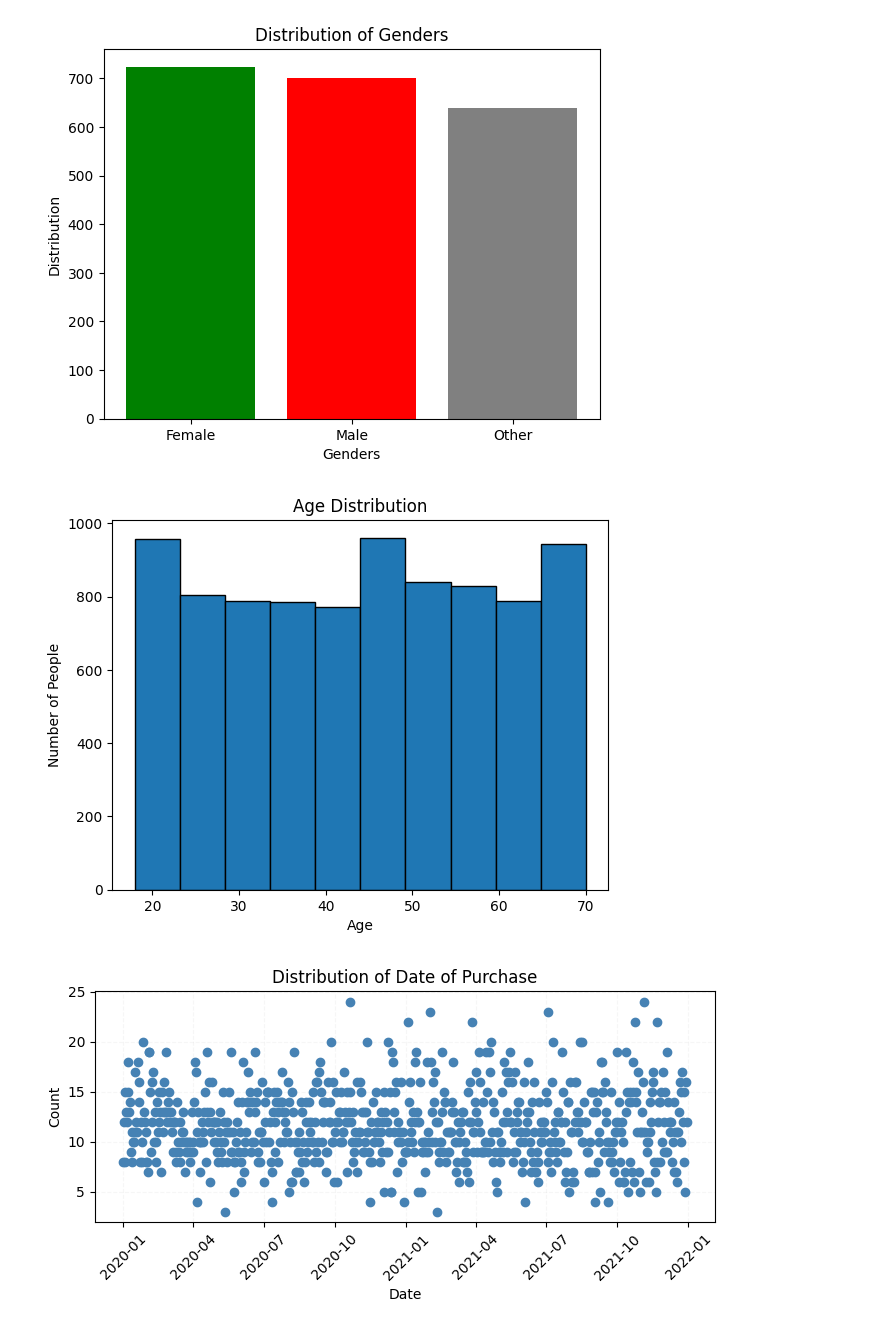
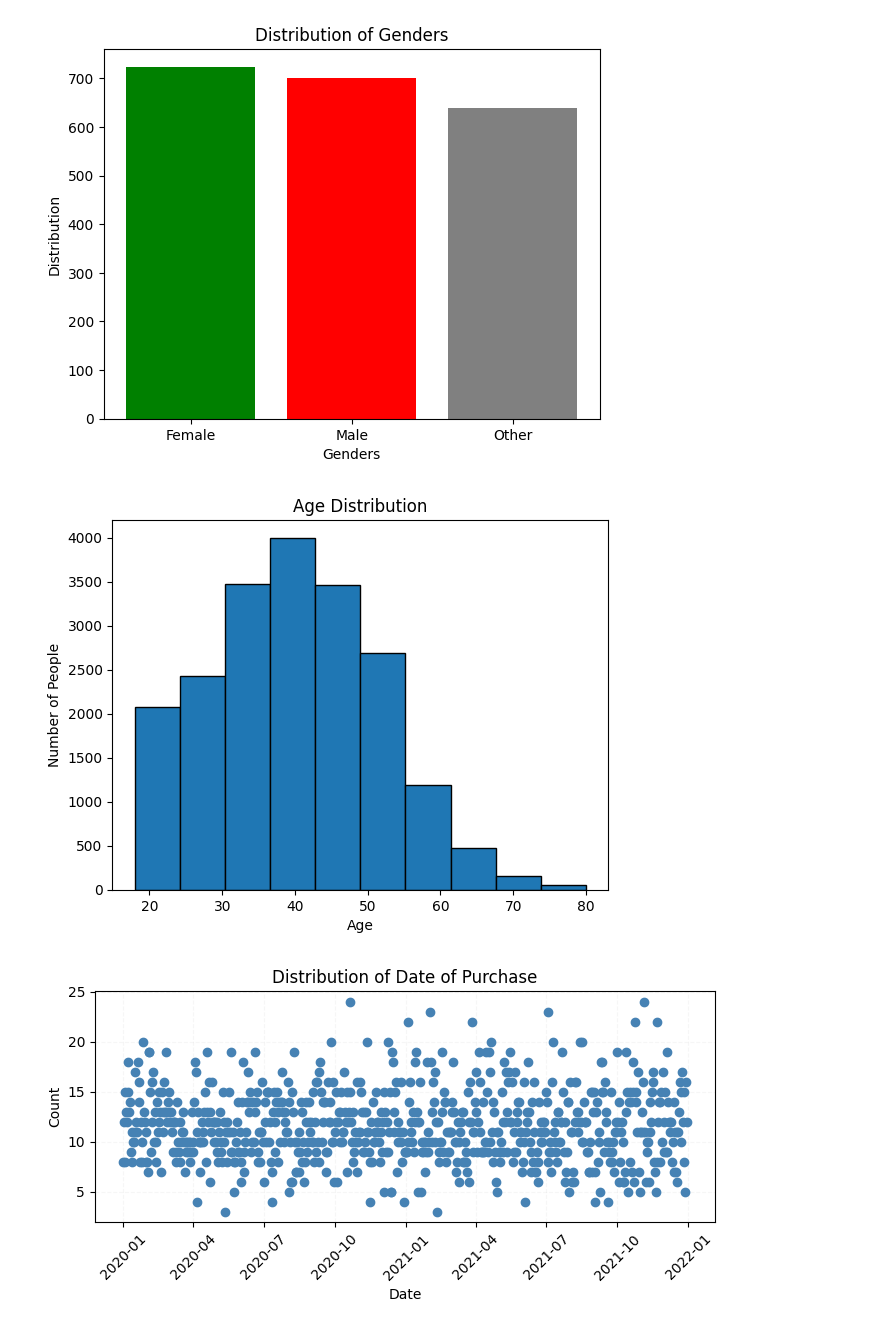
Before and after one commit to LouisDuv/ethical_AI_workflow, a Jupyter notebook: src/notebook.ipynb, the cells around one changed output. Saved outputs shown, nothing was run; the diff lists cells and outputs as text; code cells hidden in the pictures.

```diff
--- a/src/notebook.ipynb
+++ b/src/notebook.ipynb
@@ -9,6 +9,6 @@ import matplotlib.pyplot as plt
 ### Problematic
 Identify the criticity of tickets from customer demand of support
 # %%
-df = pd.read_csv("../data/customer_support_tickets.csv")
+df = pd.read_csv("../data/Loan.csv")
 df.head()
 # %% [output]
@@ -20,0 +22,3 @@ df.head()
+# %%
+# Casting data
+df['ApplicationDate'] = pd.to_datetime(df['ApplicationDate'], format='%Y-%m-%d')
@@ -21,5 +80,5 @@ df.head()
 # %%
-df['Date of Purchase'] = pd.to_datetime(df["Date of Purchase"])
+df['Date of Purchase'] = pd.to_datetime(df["ApplicationDate"])
 df['First Response Time'] = pd.to_datetime(df["First Response Time"])
 df['Time to Resolution'] = pd.to_datetime(df["Time to Resolution"])
 # %%
@@ -38,15 +97,15 @@ plt.show()
 # %% [output]
 [figure]
 # %%
-plt.hist(df["Customer Age"], bins=10, edgecolor="black")
+plt.hist(df["Age"], bins=10, edgecolor="black")
 
 plt.title("Age Distribution")
 plt.xlabel("Age")
 plt.ylabel("Number of People")
 
 plt.show()
 # %% [output]
-[figure, old version]
+[figure, new version]
 # %%
 date_purchase = df['Date of Purchase'].value_counts().sort_index()
 date_fresponse = df['First Response Time'].value_counts().sort_index()
```
Also changed, not shown: parts of 5 cells of this notebook, 1 other file.
